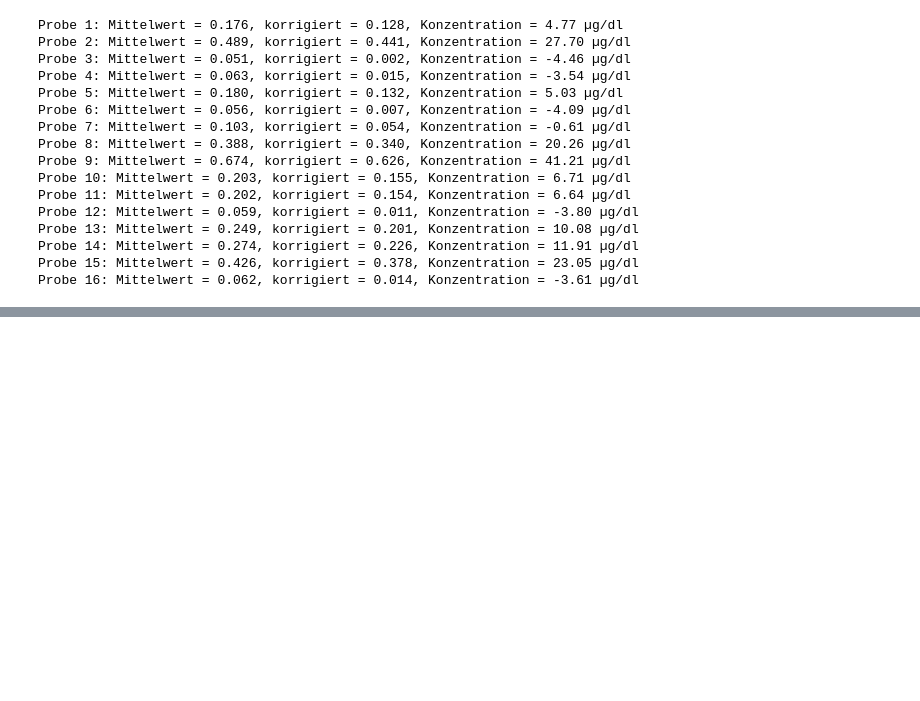
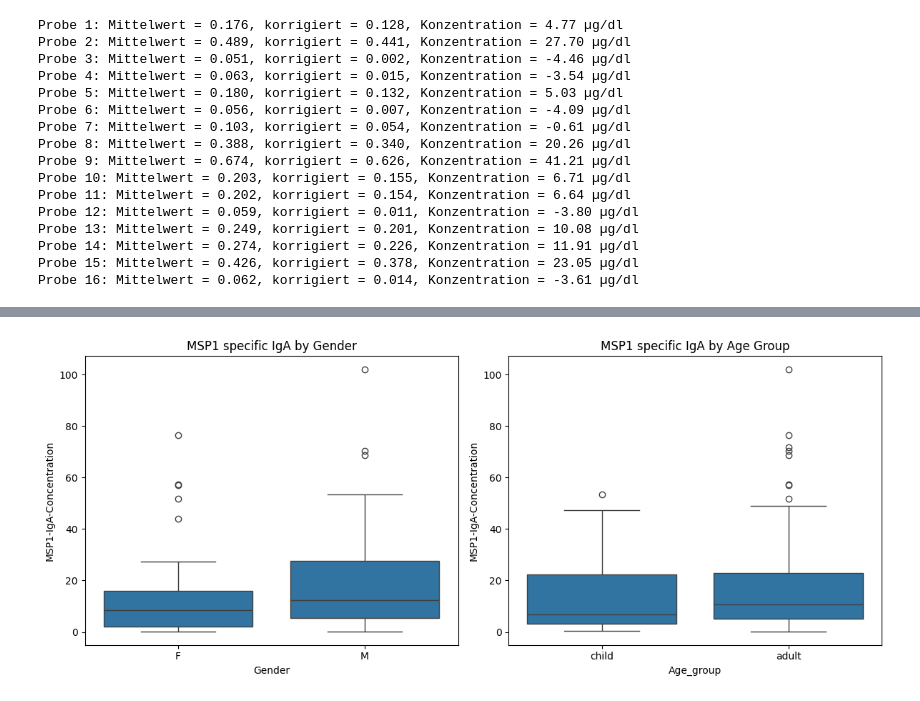
Before and after one commit to DaSch314/WiFo_Praktikum, a Jupyter notebook: Auswertung Samples.ipynb, the cells around one changed output, grey strips where cells are left out. Cells and saved outputs as stored; diff of their text form; code cells hidden in the pictures; blank space fills up the shorter version.

Commit message:
Auswetung samples

```diff
--- a/Auswertung Samples.ipynb
+++ b/Auswertung Samples.ipynb
@@ -232,0 +336,15 @@ Probe 16: Mittelwert = 0.062, korrigiert = 0.014, Konzentration = -3.61 µg/dl
+# %%
+# Only samples with measurable IgA
+df_messbar = df.dropna(subset=["MSP1-IgA-Concentration"])
+
+# Grouped statistics by gender
+print("\n--- IgA concentration by gender ---")
+print(df_messbar.groupby("Gender")["MSP1-IgA-Concentration"].describe())
+
+# By age group
+print("\n--- IgA concentration by age group ---")
+print(df_messbar.groupby("Age_group")["MSP1-IgA-Concentration"].describe())
+
+# Detectability by gender
+print("\n--- IgA detectability by gender ---")
+print(pd.crosstab(df["Gender"], df["IgA_detectable"], margins=True))
@@ -232,0 +378,15 @@ Probe 16: Mittelwert = 0.062, korrigiert = 0.014, Konzentration = -3.61 µg/dl
+# %%
+fig, axes = plt.subplots(1, 2, figsize=(12,5))
+
+# Boxplot nach Geschlecht
+sns.boxplot(data=df_messbar, x="Gender", y="MSP1-IgA-Concentration", ax=axes[0])
+axes[0].set_title("MSP1 specific IgA by Gender")
+
+# Boxplot nach Altersgruppe
+sns.boxplot(data=df_messbar, x="Age_group", y="MSP1-IgA-Concentration", ax=axes[1])
+axes[1].set_title("MSP1 specific IgA by Age Group")
+
+plt.tight_layout()
+plt.show()
+# %% [output]
+[figure, added]
```
Also changed, not shown: parts of 18 cells of this notebook, 1 other file.
